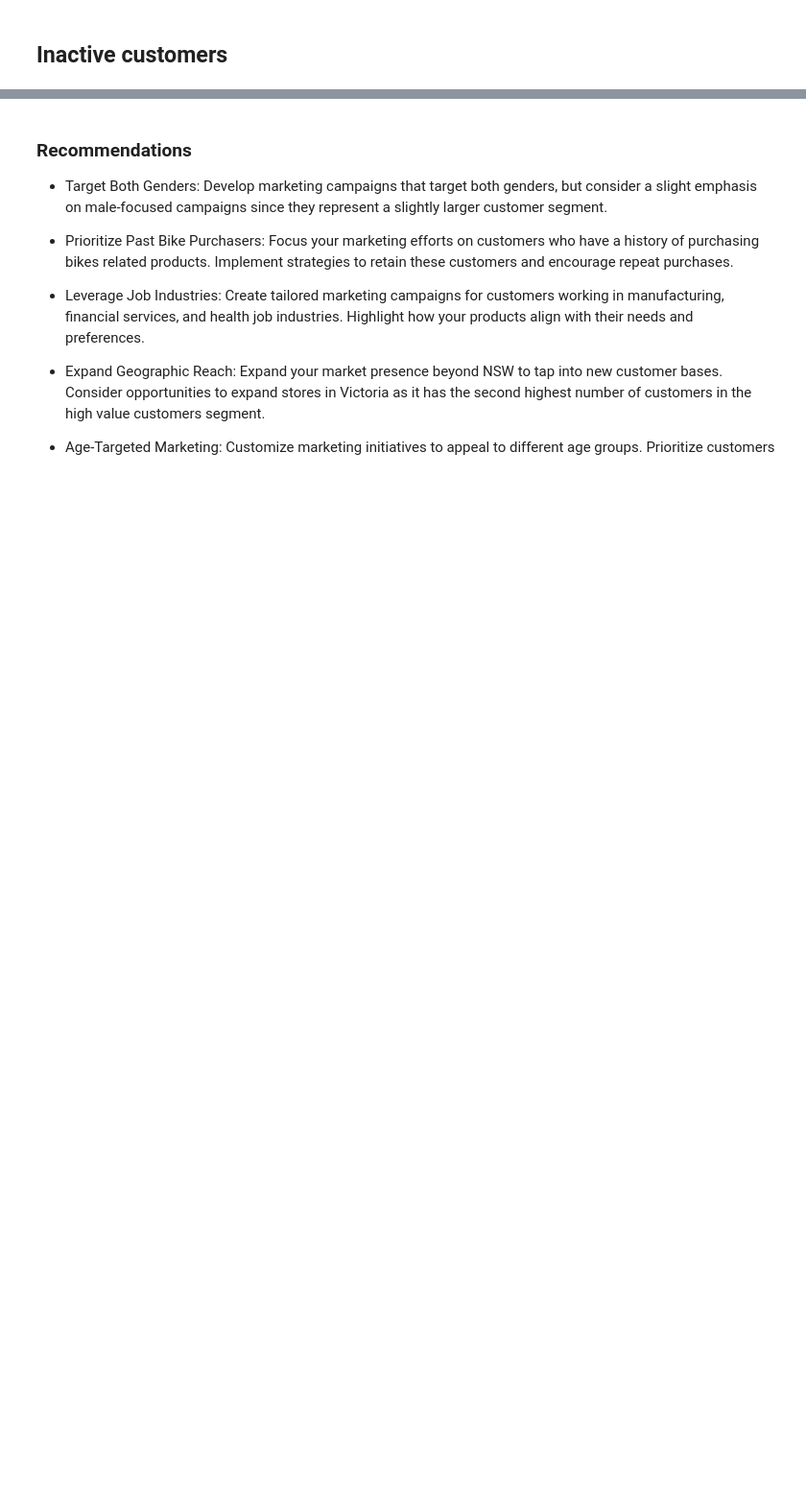
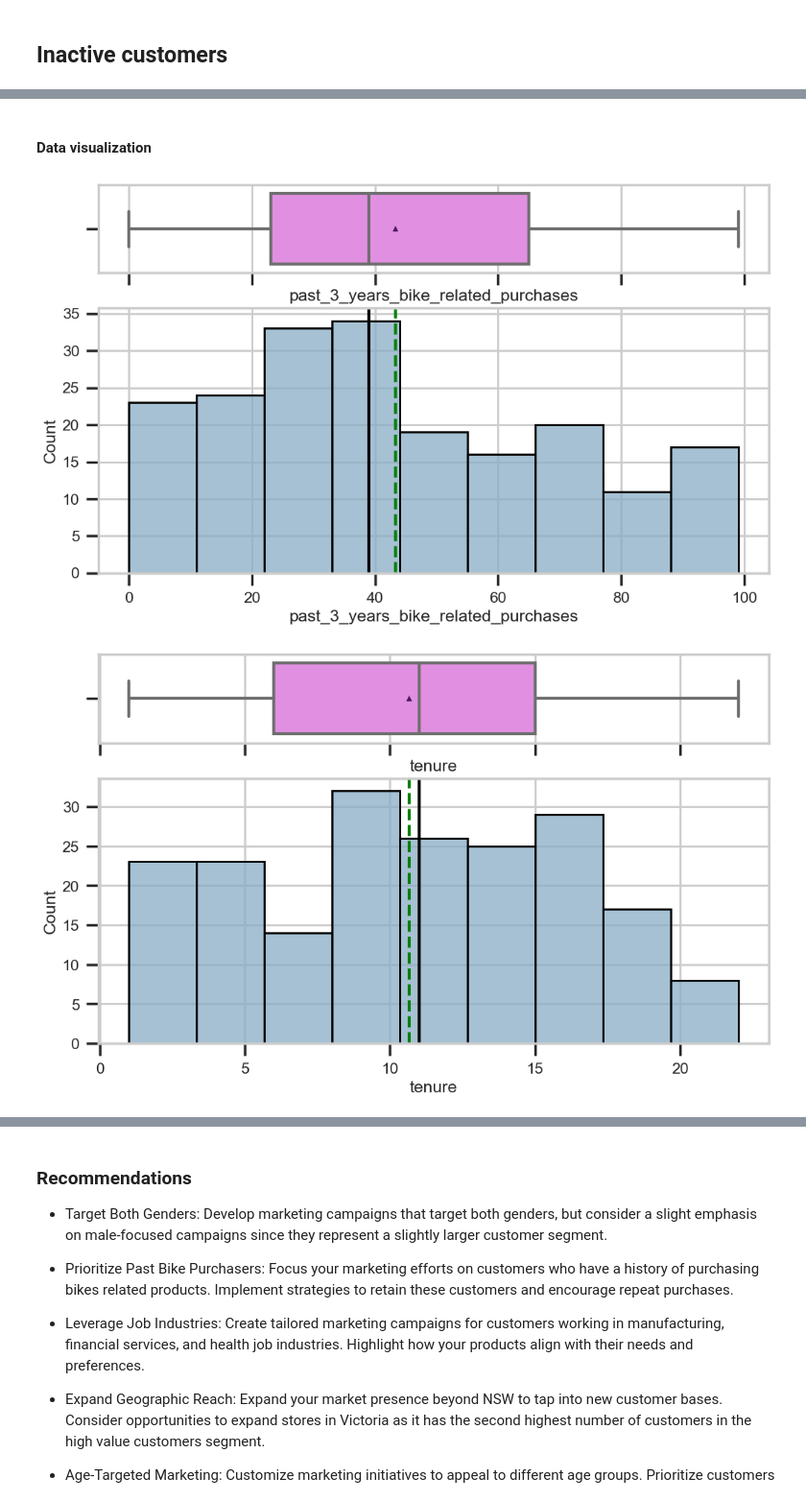
Before and after one commit to nicolle-chm/KPMG_VirtualInternship, a Jupyter notebook: t2_ClusterAnalysis.ipynb, the cells around one changed output, grey strips where cells are left out. Shown at 96% size. Cells and saved outputs as stored; diff of their text form; code cells hidden in the pictures; blank space fills up the shorter version.

```diff
--- a/t2_ClusterAnalysis.ipynb
+++ b/t2_ClusterAnalysis.ipynb
@@ -1633,2 +1629,12 @@ QLD                0.203252
 Name: proportion, dtype: float64
 --------------------------------------------------
+# %% [markdown]
+#### Data visualization
+# %%
+histogram_boxplot(inactive_cus, 'past_3_years_bike_related_purchases')
+histogram_boxplot(inactive_cus, 'tenure')
+histogram_boxplot(inactive_cus, 'property_valuation')
+histogram_boxplot(inactive_cus, 'age')
+# %% [output]
+[figure, added]
+[figure, added]
```
Also changed, not shown: parts of 28 cells of this notebook.
